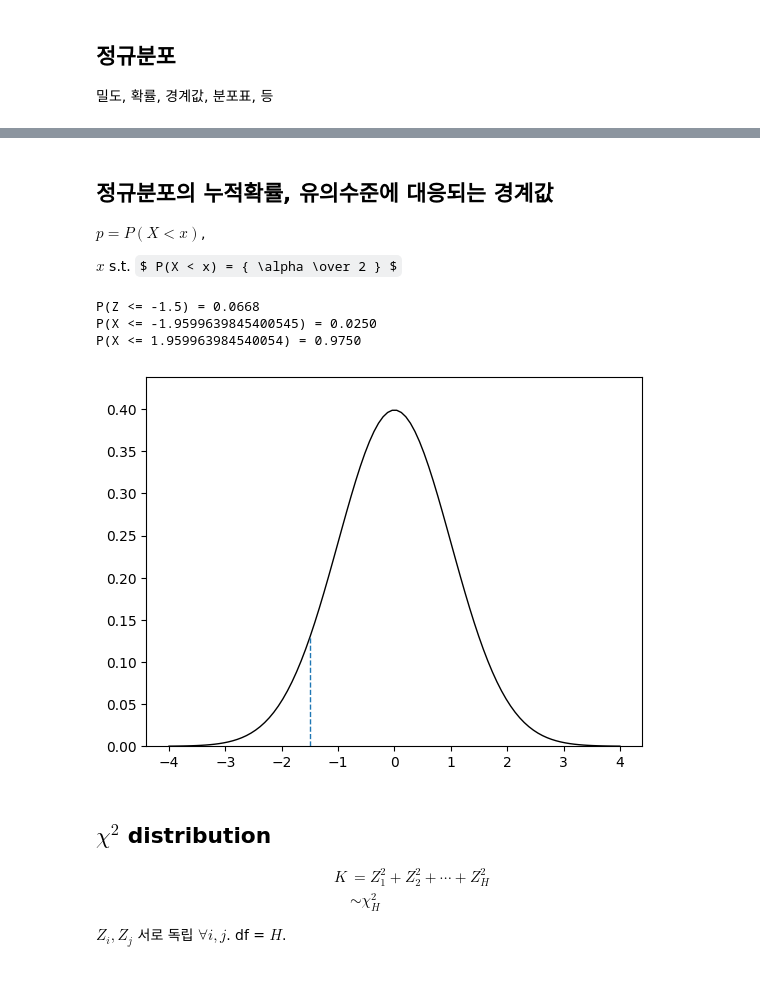
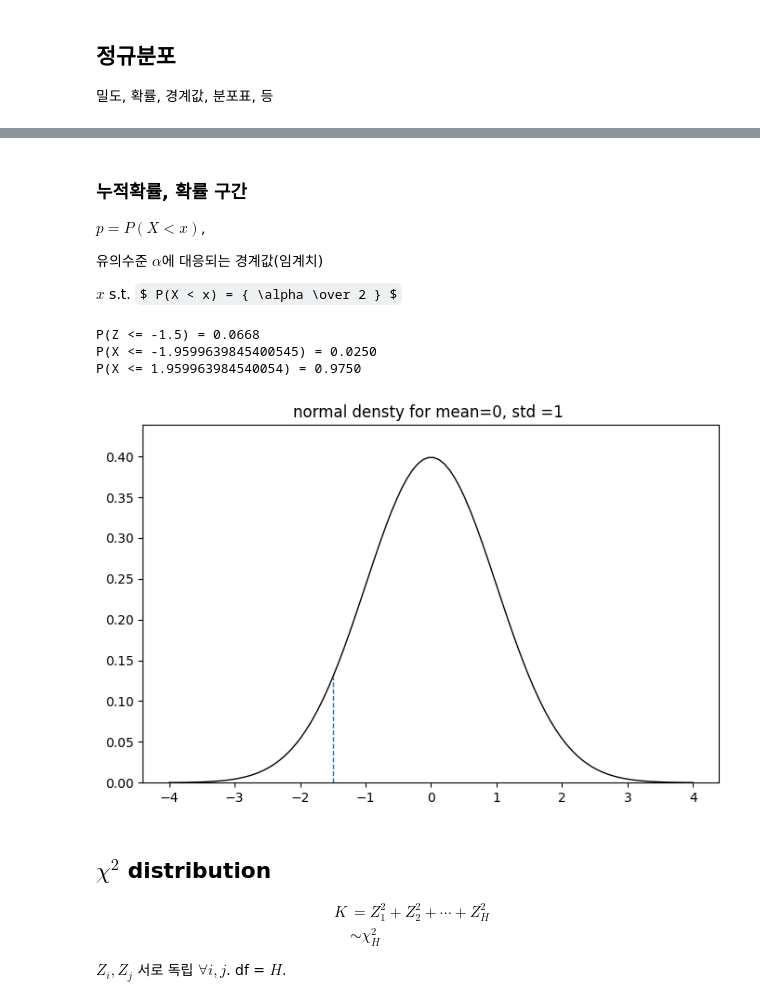
Before and after one commit to bahn28/salad, a Jupyter notebook: a07_3_n_chi_t_F.ipynb, the cells around one changed output, grey strips where cells are left out. Drawn from its saved outputs; the diff is of its cells as text; code cells hidden in the pictures; some formulas as TeX source.

```diff
--- a/a07_3_n_chi_t_F.ipynb
+++ b/a07_3_n_chi_t_F.ipynb
@@ -42,37 +48,42 @@ plt.plot(x, z, lw=1, color='black', linestyle='--')
 # %% [markdown]
-## 정규분포의 누적확률, 유의수준에 대응되는 경계값
+### 누적확률, 확률 구간
 $ p = P(X < x) $,
 
+유의수준 $ \alpha $에 대응되는 경계값(임계치)
+
 $ x $ s.t. $ P(X < x) = { \alpha \over 2 } $
 # %%
 mu, sig = 0, 1
 x = np.linspace(mu-4*sig, mu+4*sig, 100)
 y = norm.pdf(x, loc=mu, scale=sig)
 y_max = max(y)
 p = norm.cdf(x, loc=mu, scale=sig)
 
 x_ref  = mu - 1.5 * sig                    # 임의의 경계점, 정규분포에 대응해서.
 x_look = [ x_ref, x_ref ]     # 경계선 표시
 y_look = [0, norm.pdf(x_look[1], mu, sig)]
 
+plt.figure(figsize=(16/2, 10/2))     # 황금비 근사.
+
 plt.plot(x, y, color='black', lw=1)   # density
 plt.plot(x_look, y_look, lw=1, linestyle='--') # reference line
 plt.ylim(0, y_max*1.1)
+plt.title(f'normal density for mean={mu}, std ={sig} ')
 
 x = x_look[1]
 p = norm.cdf(x, mu, sig)
 print(f'P(Z <= {x}) = {p:.4f}')
 
 alpha = 0.05
 z_lft = norm.ppf(alpha/2, mu, sig )
 z_rgt = norm.ppf(1 - alpha/2, mu , sig )
 print(f'P(X <= {z_lft}) = {alpha/2:.4f}')
 print(f'P(X <= {z_rgt}) = {1 - alpha/2:.4f}')
 # %% [output]
 P(Z <= -1.5) = 0.0668
 P(X <= -1.9599639845400545) = 0.0250
 P(X <= 1.959963984540054) = 0.9750
-[figure, old version]
+[figure, new version]
 # %% [markdown]
 ## $ \chi^2 $ distribution
 
```
Also changed, not shown: parts of 5 cells of this notebook.
